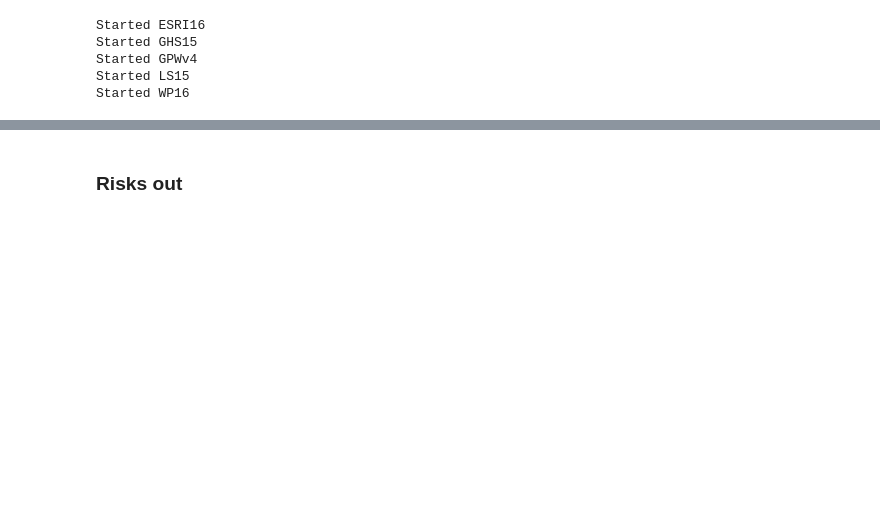
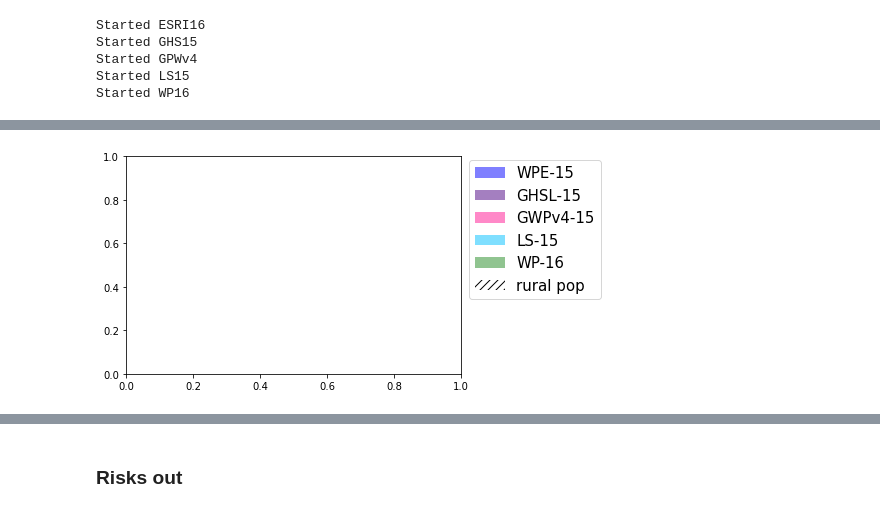
Before and after one commit to cascadet/PopGridCompare-ms, a Jupyter notebook: notebooks/step7_ECUFloods.ipynb, the cells around one changed output, grey strips where cells are left out. Drawn from its saved outputs; the diff is of its cells as text; code cells hidden in the pictures; blank space fills up the shorter version.

```diff
--- a/notebooks/step7_ECUFloods.ipynb
+++ b/notebooks/step7_ECUFloods.ipynb
@@ -236,0 +253,11 @@ WP16_c = 'forestgreen'
+# %%
+# legend
+legend_elements = [Patch(facecolor=ESRI16_c, alpha = 0.5, edgecolor=None, label='WPE-15'),
+                  Patch(facecolor=GHS15_c, alpha = 0.5, edgecolor=None, label='GHSL-15'),
+                  Patch(facecolor=GPWv4_c, alpha = 0.5, edgecolor=None, label='GWPv4-15'),
+                  Patch(facecolor=LS15_c, alpha = 0.5, edgecolor=None, label='LS-15'),
+                  Patch(facecolor= WP16_c, alpha = 0.5, edgecolor=None, label='WP-16'),
+                  Patch(facecolor= 'white', alpha = 0.5,  hatch = '///', edgecolor=None, label='rural pop')]
+plt.legend(handles = legend_elements, bbox_to_anchor=(1, 1.02), loc='upper left', ncol=1, fontsize = 15);
+# %% [output]
+[figure, added]
```
Also changed, not shown: parts of 32 cells of this notebook, 1 other file.
